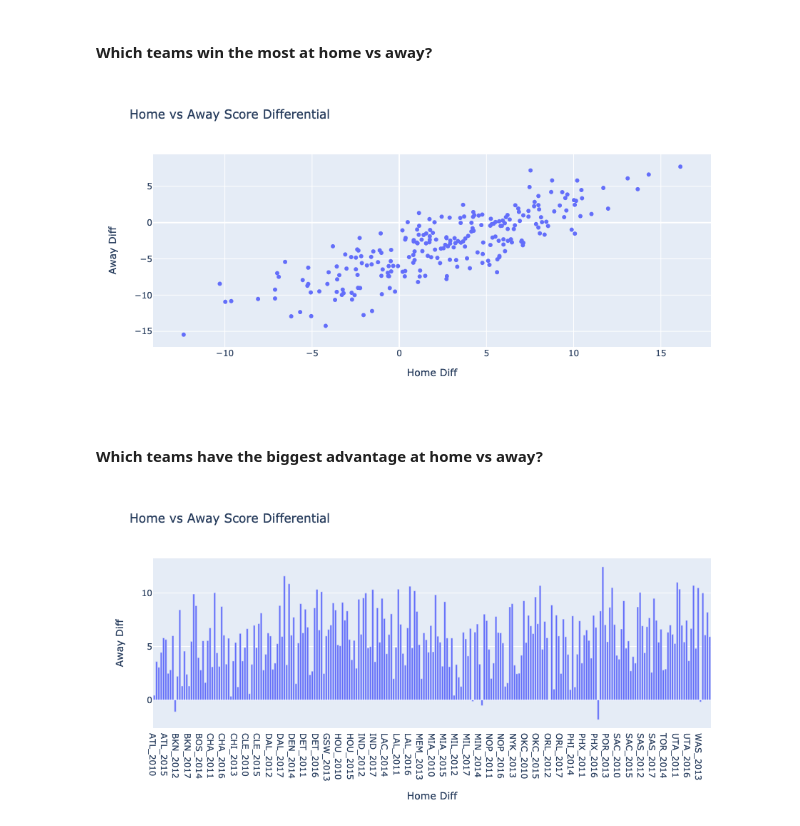
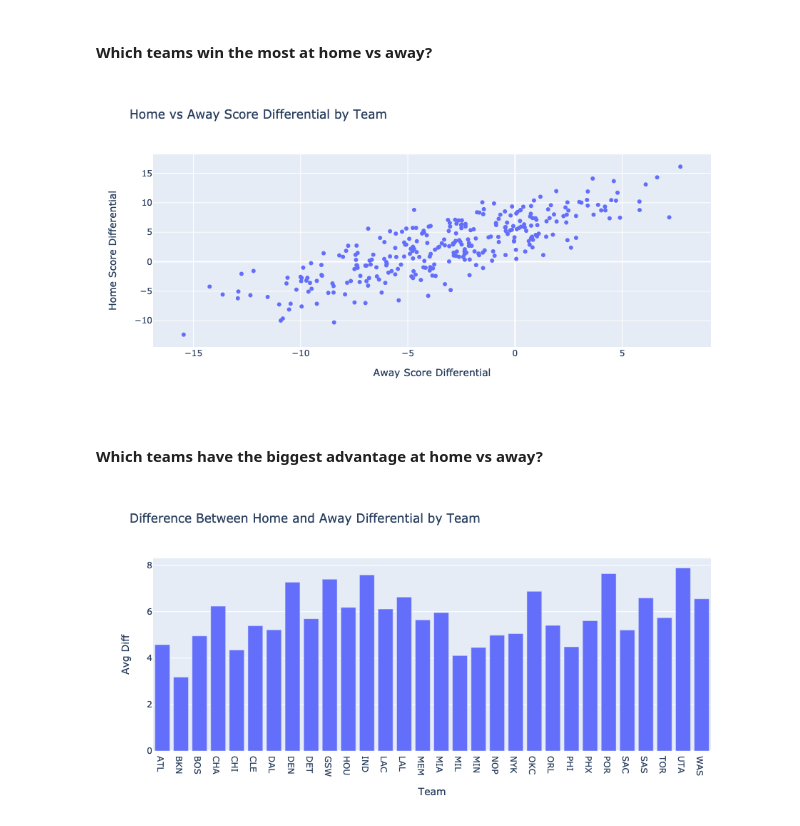
Before and after one commit to kyletsang0/LHL-Final-NBA-Predictor, a Jupyter notebook: Exploratory Data Analysis.ipynb, the cells around one changed output. Drawn from its saved outputs; the diff is of its cells as text; code cells hidden in the pictures.

```diff
--- a/Exploratory Data Analysis.ipynb
+++ b/Exploratory Data Analysis.ipynb
@@ -109,8 +103,8 @@ df.head()
 # %%
 df_home = df_games.copy()
 df_home['team_season'] = df_home['home_team.abbreviation'] + "_" + df_home['season'].astype(str)
-df_home = df_home[['team_season','home_team_score','visitor_team_score']]
-df_home = df_home.groupby('team_season')[['home_team_score','visitor_team_score']].mean()
-df_home = df_home.rename(columns={"home_team_score": "home avg score", "visitor_team_score":"home avg opponent score"})
+df_home = df_home[['home_team.abbreviation','team_season','home_team_score','visitor_team_score']]
+df_home = df_home.groupby(['home_team.abbreviation','team_season'])[['home_team_score','visitor_team_score']].mean().reset_index()
+df_home = df_home.rename(columns={'home_team.abbreviation':"team","home_team_score": "home avg score", "visitor_team_score":"home avg opponent score"})
 df_home.head()
 # %% [output]
@@ -124,8 +117,8 @@ df_home.head()
 # %%
 df_away = df_games.copy()
 df_away['team_season'] = df_away['visitor_team.abbreviation'] + "_" + df_away['season'].astype(str)
-df_away = df_away[['team_season','visitor_team_score','home_team_score']]
-df_away = df_away.groupby(['team_season'])[['visitor_team_score','home_team_score']].mean()
-df_away = df_away.rename(columns={"visitor_team_score": "away avg score", "home_team_score":"away avg opponent score"})
+df_away = df_away[['visitor_team.abbreviation','team_season','visitor_team_score','home_team_score']]
+df_away = df_away.groupby(['visitor_team.abbreviation','team_season'])[['visitor_team_score','home_team_score']].mean().reset_index()
+df_away = df_away.rename(columns={"visitor_team.abbreviation":"team","visitor_team_score": "away avg score", "home_team_score":"away avg opponent score"})
 df_away.head()
 # %% [output]
@@ -139,5 +131,5 @@ df_away.head()
 # %%
-df_scores = pd.merge(df_home, df_away, on=['team_season']).reset_index()
+df_scores = pd.merge(df_home, df_away, on=['team','team_season'])
 df_scores['avg score'] = (df_scores['home avg score'] + df_scores['away avg score']) / 2
 df_scores['avg opp score'] = (df_scores['home avg opponent score'] + df_scores['away avg opponent score']) / 2
 df_scores['avg home diff'] = df_scores['home avg score'] - df_scores['home avg opponent score']
@@ -187,39 +180,41 @@ fig.show()
 #### Which teams win the most at home vs away?
 # %%
 data = [go.Scatter(
-    x = df_scores['avg home diff'],
-    y = df_scores['avg away diff'],
+    x = df_scores['avg away diff'],
+    y = df_scores['avg home diff'],
     mode = 'markers',
     hovertext = df_scores['team_season']
 )]
 
 layout = go.Layout(
-    title = 'Home vs Away Score Differential', # Graph title
-    xaxis = dict(title = 'Home Diff'), # x-axis label
-    yaxis = dict(title = 'Away Diff'), # y-axis label
+    title = 'Home vs Away Score Differential by Team', # Graph title
+    xaxis = dict(title = 'Away Score Differential'), # x-axis label
+    yaxis = dict(title = 'Home Score Differential'), # y-axis label
     hovermode ='closest' # handles multiple points landing on the same vertical
 )
 
 fig = go.Figure(data=data, layout=layout)
 fig.show()
 # %% [output]
-[figure, old version]
+[figure, new version]
 # %% [markdown]
 #### Which teams have the biggest advantage at home vs away?
 # %%
+df = df_scores[['team','diff differential']].groupby('team').mean().reset_index()
+
 data = [go.Bar(
-    x = df_scores['team_season'],
-    y = df_scores['diff differential']
+    x = df['team'],
+    y = df['diff differential']
 )]
 
 layout = go.Layout(
-    title = 'Home vs Away Score Differential', # Graph title
-    xaxis = dict(title = 'Home Diff'), # x-axis label
-    yaxis = dict(title = 'Away Diff'), # y-axis label
+    title = 'Difference Between Home and Away Differential by Team', # Graph title
+    xaxis = dict(title = 'Team'), # x-axis label
+    yaxis = dict(title = 'Avg Diff'), # y-axis label
     hovermode ='closest' # handles multiple points landing on the same vertical
 )
 
 fig = go.Figure(data=data, layout=layout)
 fig.show()
 # %% [output]
-[figure, old version]
+[figure, new version]
```
Also changed, not shown: parts of 9 cells of this notebook, 2 other files.
